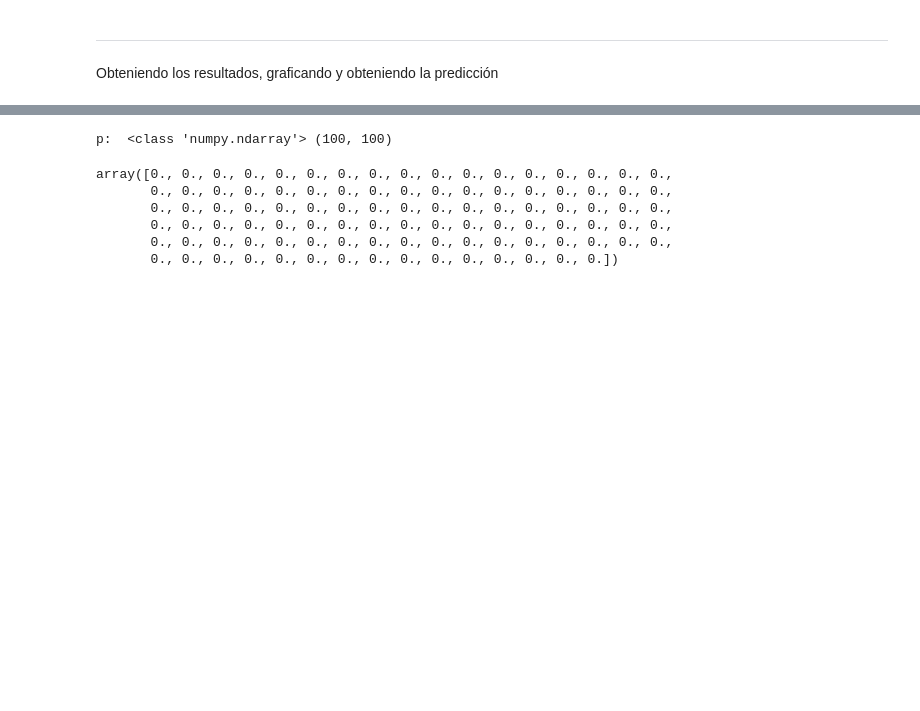
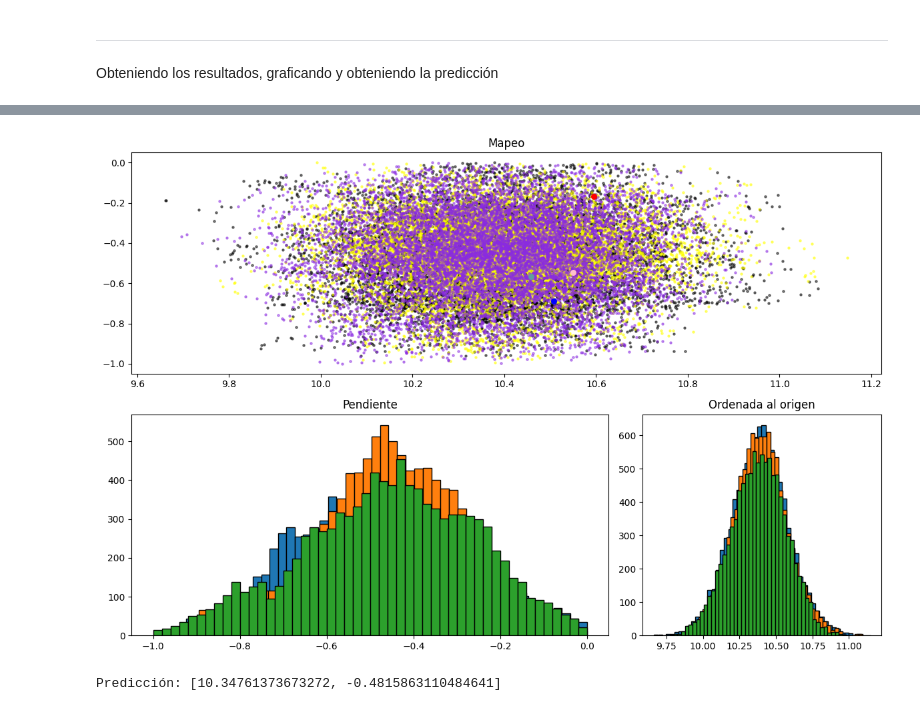
Before and after one commit to DCI-alxogm/ml2023-Isaias-Hernandez, a Jupyter notebook: Sep29-30/MCMC_Metropoli_30_08_23.ipynb, the cells around one changed output, grey strips where cells are left out. Saved outputs shown, nothing was run; the diff lists cells and outputs as text; code cells hidden in the pictures; blank space fills up the shorter version.

```diff
--- a/Sep29-30/MCMC_Metropoli_30_08_23.ipynb
+++ b/Sep29-30/MCMC_Metropoli_30_08_23.ipynb
@@ -487,13 +121,0 @@ P = np.zeros((100, 100))
-# %%
-print("p: ", type(P), P.shape)
-# %% [output]
-p:  <class 'numpy.ndarray'> (100, 100)
-# %%
-P[:, -1]print(posterior_propuesta, "-", posterior_inicial, "=", (posterior_propuesta - posterior_inicial) , "<", r, "¿?")
-# %% [output]
-array([0., 0., 0., 0., 0., 0., 0., 0., 0., 0., 0., 0., 0., 0., 0., 0., 0.,
-       0., 0., 0., 0., 0., 0., 0., 0., 0., 0., 0., 0., 0., 0., 0., 0., 0.,
-       0., 0., 0., 0., 0., 0., 0., 0., 0., 0., 0., 0., 0., 0., 0., 0., 0.,
-       0., 0., 0., 0., 0., 0., 0., 0., 0., 0., 0., 0., 0., 0., 0., 0., 0.,
-       0., 0., 0., 0., 0., 0., 0., 0., 0., 0., 0., 0., 0., 0., 0., 0., 0.,
-       0., 0., 0., 0., 0., 0., 0., 0., 0., 0., 0., 0., 0., 0., 0.])
@@ -515,0 +138,61 @@ print(prediccion)
+# %%
+#Falta el burning (eliminar los datos que no están en la distribución que se ocupa)
+n=-int(iteraciones*0.5)
+resultados = resultados[n:]
+resultados2 = resultados2[n:]
+resultados3 = resultados3[n:]
+# %%
+fig = plt.figure(figsize=(12, 8))
+gs = GridSpec(2, 2, width_ratios=[2, 1], height_ratios=[1, 1])
+
+# Subplot superior
+ax1 = plt.subplot(gs[0, :])
+ax1.set_title('Mapeo')
+
+ax1.scatter(resultados[:, 0], resultados[:,1], 5, alpha=0.5, color="black")
+
+ax1.scatter(resultados[:, 0][0], resultados[:, 1][0], 30, "g")
+
+ax1.scatter(resultados2[:, 0], resultados2[:,1], 5, alpha=0.5, color="yellow")
+
+ax1.scatter(resultados2[:, 0][0], resultados2[:, 1][0], 30, "brown")
+
+ax1.scatter(resultados3[:, 0], resultados3[:,1], 5, alpha=0.5, color="#8A2BE2")
+
+ax1.scatter(resultados3[:, 0][0], resultados3[:, 1][0], 30, "#5F9EA0")
+
+# Subplots inferiores
+ax2 = plt.subplot(gs[1, 0])
+ax2.set_title('Pendiente')
+ax2.hist(resultados[:,1], bins=50, edgecolor='black')
+ax2.hist(resultados2[:,1], bins=50, edgecolor='black')
+ax2.hist(resultados3[:,1], bins=50, edgecolor='black')
+
+ax3 = plt.subplot(gs[1, 1])
+ax3.set_title('Ordenada al origen')
+ax3.hist(resultados[:,0], bins=50, edgecolor='black')
+ax3.hist(resultados2[:,0], bins=50, edgecolor='black')
+ax3.hist(resultados3[:,0], bins=50, edgecolor='black')
+
+#ax1.scatter(10., -0.46, 30, color="orange")
+ax1.scatter(resultados[:, 0][-1], resultados[:, 1][-1], 30, "r")
+ax1.scatter(resultados3[:, 0][-1], resultados3[:, 1][-1], 30, "#0000FF")
+ax1.scatter(resultados2[:, 0][-1], resultados2[:, 1][-1], 30, "pink")
+plt.tight_layout()
+plt.show()
+# %% [output]
+[figure, added]
+# %%
+prediccion = []
+
+counts, bins = np.histogram(resultados3[:, 0], bins=20)
+mean_value = np.sum(bins[:-1] * counts) / np.sum(counts)
+prediccion.append(mean_value)
+
+counts, bins = np.histogram(resultados3[:, 1], bins=20)
+mean_value = np.sum(bins[:-1] * counts) / np.sum(counts)
+prediccion.append(mean_value)
+
+print("Predicción:", prediccion)
+# %% [output]
+Predicción: [10.34761373673272, -0.4815863110484641]
```
Also changed, not shown: parts of 40 cells of this notebook.
